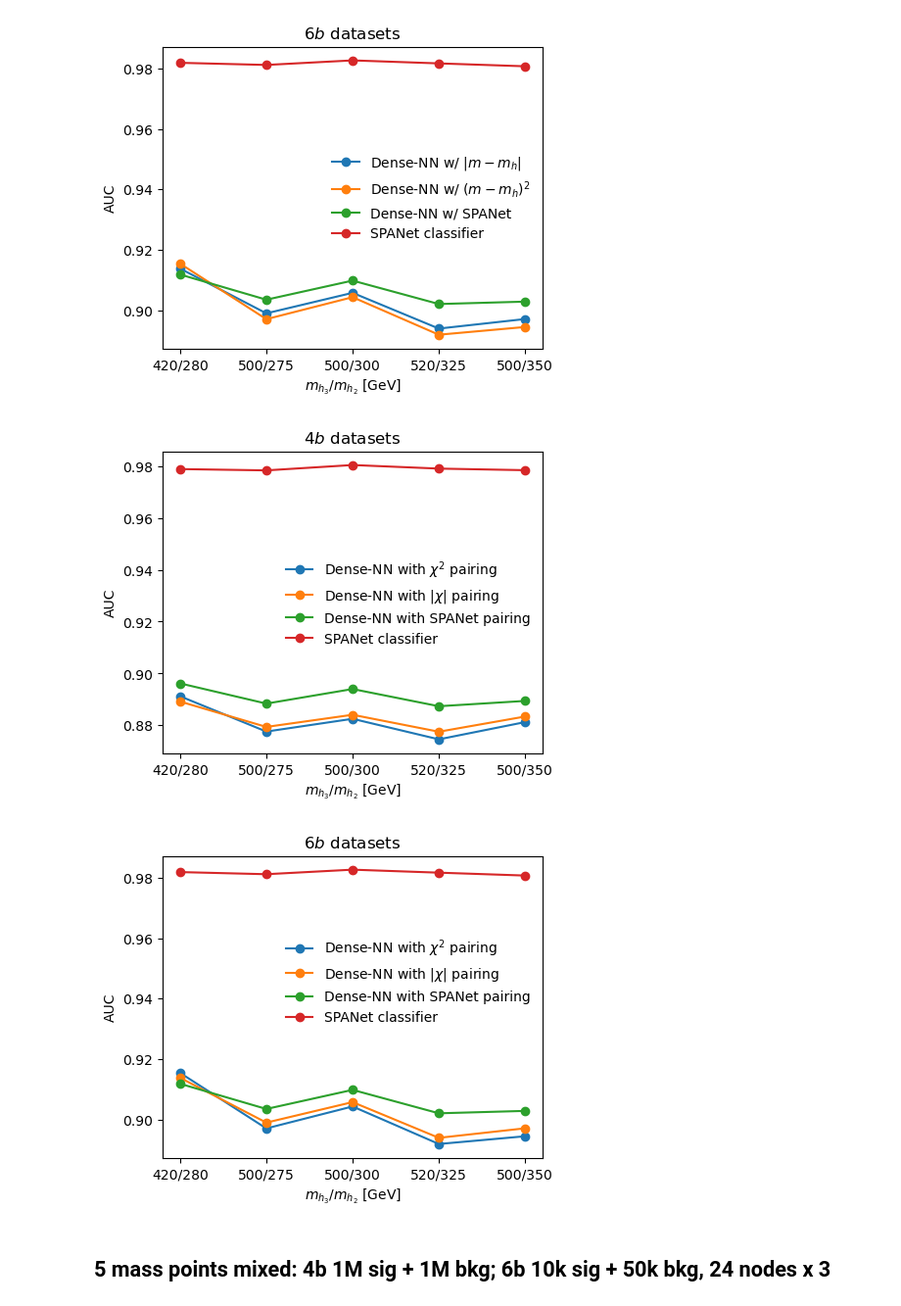
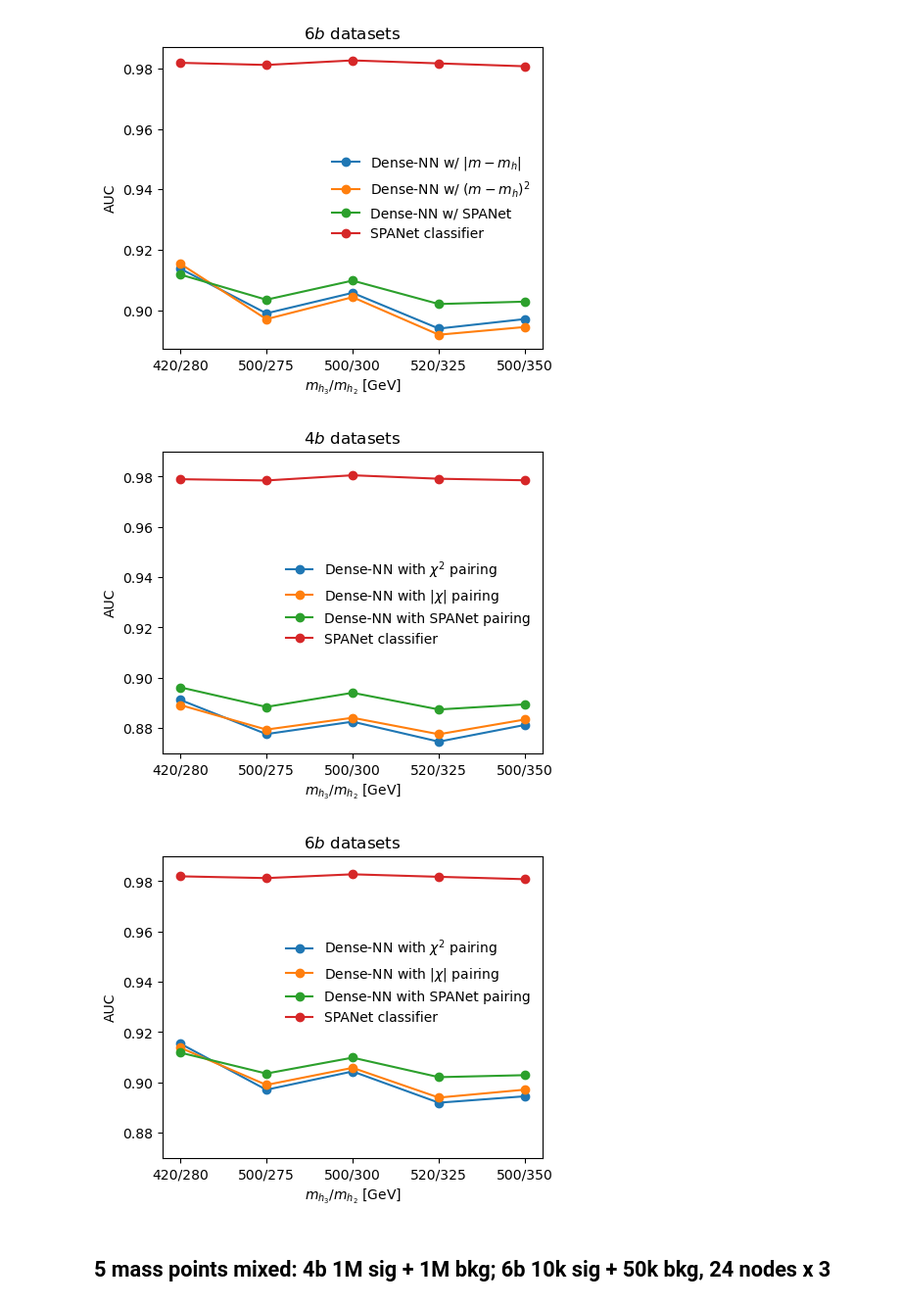
Before and after one commit to r10222035/3h6b_collider_study, a Jupyter notebook: plot_classification_performance.ipynb, the cells around one changed output. Shown at 98% size. Cells and saved outputs as stored; diff of their text form; code cells hidden in the pictures.

```diff
--- a/plot_classification_performance.ipynb
+++ b/plot_classification_performance.ipynb
@@ -4,11 +5,28 @@ import matplotlib.pyplot as plt
 # %%
-def plot_auc(ax, m3_m2_list, file_pattern, label):
+def plot_auc(ax, m3_m2_list, file_pattern, label, linestyle='-', linewidth=2, marker='o', markersize=6, color=None, alpha=1.0):
+    """
+    繪製 AUC 曲線
+
+    參數:
+        ax: matplotlib axes 物件
+        m3_m2_list: 質量點列表
+        file_pattern: 檔案路徑模式
+        label: 圖例標籤
+        linestyle: 線條樣式 ('-', '--', '-.', ':', 'None')
+        linewidth: 線條寬度
+        marker: 標記樣式 ('o', 's', '^', 'v', 'D', '*', 'x', '+', 等)
+        markersize: 標記大小
+        color: 線條顏色 (None 表示自動選擇)
+        alpha: 透明度 (0.0 到 1.0)
+    """
     AUCs = []
     for m3, m2 in m3_m2_list:
         df = pd.read_csv(file_pattern.format(m3=m3, m2=m2))
         AUCs.append(df['AUC'])
     m3_m2_list = [f'{m3}/{m2}' for m3, m2 in m3_m2_list]
-    ax.plot(m3_m2_list, AUCs, marker='o', label=label)
+    ax.plot(m3_m2_list, AUCs, marker=marker, label=label,
+            linestyle=linestyle, linewidth=linewidth, markersize=markersize,
+            color=color, alpha=alpha)
 # %% [markdown]
 # DM-CPV
 # %%
@@ -202,36 +223,38 @@ m3_m2_list = [(420, 280), (500, 275), (500, 300), (520, 325), (500, 350)]
 
 fig, ax = plt.subplots(figsize=(5, 4))
 
 plot_auc(ax, m3_m2_list, './classification_performance/TRSM/TRSM_{m3}_{m2}/gghhh-4pT40_4b-test-DenseNN_chi2_pairing.csv', 'Dense-NN with $\chi^2$ pairing')
 plot_auc(ax, m3_m2_list, './classification_performance/TRSM/TRSM_{m3}_{m2}/gghhh-4pT40_4b-test-DenseNN_abs_pairing.csv', 'Dense-NN with $|\chi|$ pairing')
 plot_auc(ax, m3_m2_list, './classification_performance/TRSM/TRSM_{m3}_{m2}/gghhh-4pT40_4b-test-DenseNN_4b_SPANet_pairing-mix_5-1M.csv', 'Dense-NN with SPANet pairing')
 plot_auc(ax, m3_m2_list, './classification_performance/TRSM/TRSM_{m3}_{m2}/gghhh-4pT40_4b-test-4b_SPANet_predict-mix_5-1M.csv', 'SPANet classifier')
 
 ax.set_title(f'$4b$ datasets')
 ax.set_xlabel('$m_{h_3}/m_{h_2}$ [GeV]')
 ax.set_ylabel('AUC')
+ax.set_ylim(0.87, 0.99)
 ax.legend(frameon=False, loc='center right')
 
 plt.savefig('./figures/draft/classification_performance-TRSM-4b_datasets-mix_5-1M.pdf', dpi=300, facecolor='White', bbox_inches='tight')
 plt.show()
 
 fig, ax = plt.subplots(figsize=(5, 4))
 
 plot_auc(ax, m3_m2_list, './classification_performance/TRSM/TRSM_{m3}_{m2}/gghhh-4pT40_6b-test-DenseNN_chi2_pairing.csv', 'Dense-NN with $\chi^2$ pairing')
 plot_auc(ax, m3_m2_list, './classification_performance/TRSM/TRSM_{m3}_{m2}/gghhh-4pT40_6b-test-DenseNN_abs_pairing.csv', 'Dense-NN with $|\chi|$ pairing')
 plot_auc(ax, m3_m2_list, './classification_performance/TRSM/TRSM_{m3}_{m2}/gghhh-4pT40_6b-test-DenseNN_4b_SPANet_pairing-mix_5-1M.csv', 'Dense-NN with SPANet pairing')
 plot_auc(ax, m3_m2_list, './classification_performance/TRSM/TRSM_{m3}_{m2}/gghhh-4pT40_6b-test-4b_SPANet_predict-mix_5-1M.csv', 'SPANet classifier')
 
 ax.set_title(f'$6b$ datasets')
 ax.set_xlabel('$m_{h_3}/m_{h_2}$ [GeV]')
 ax.set_ylabel('AUC')
+ax.set_ylim(0.87, 0.99)
 ax.legend(frameon=False, bbox_to_anchor=(1.0, 0.77))
 
-plt.savefig('./figures/poster/classification_performance-TRSM-6b_datasets-mix_5-1M.pdf', dpi=300, facecolor='White', bbox_inches='tight')
+plt.savefig('./figures/draft/classification_performance-TRSM-6b_datasets-mix_5-1M.pdf', dpi=300, facecolor='White', bbox_inches='tight')
 plt.show()
 # %% [output]
-[figure, old version]
+[figure, new version]
-[figure, old version]
+[figure, new version]
 # %% [markdown]
 ## 5 mass points mixed: 4b 1M sig + 1M bkg; 6b 10k sig + 50k bkg, 24 nodes x 3
 # %%
```
Also changed, not shown: parts of 8 cells of this notebook, 2 other files.
